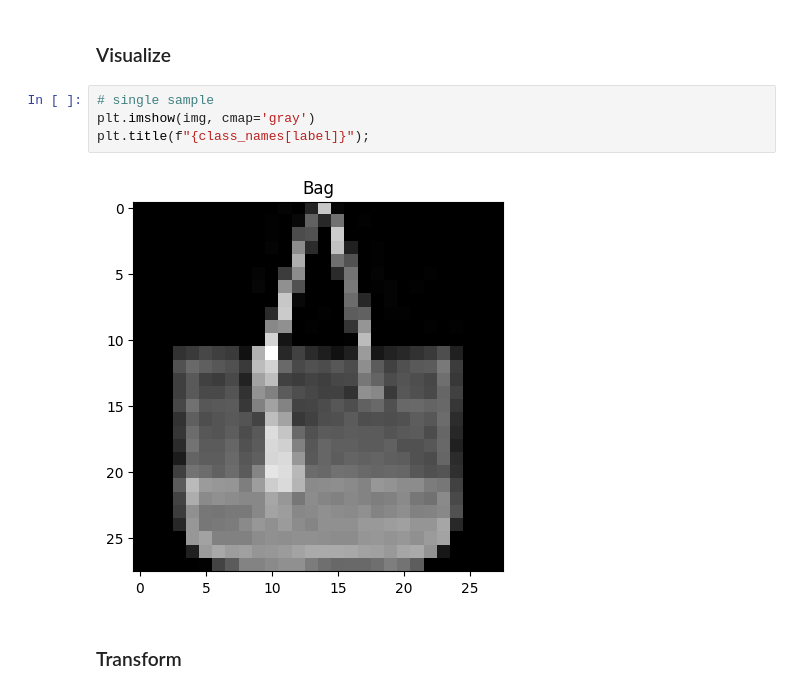
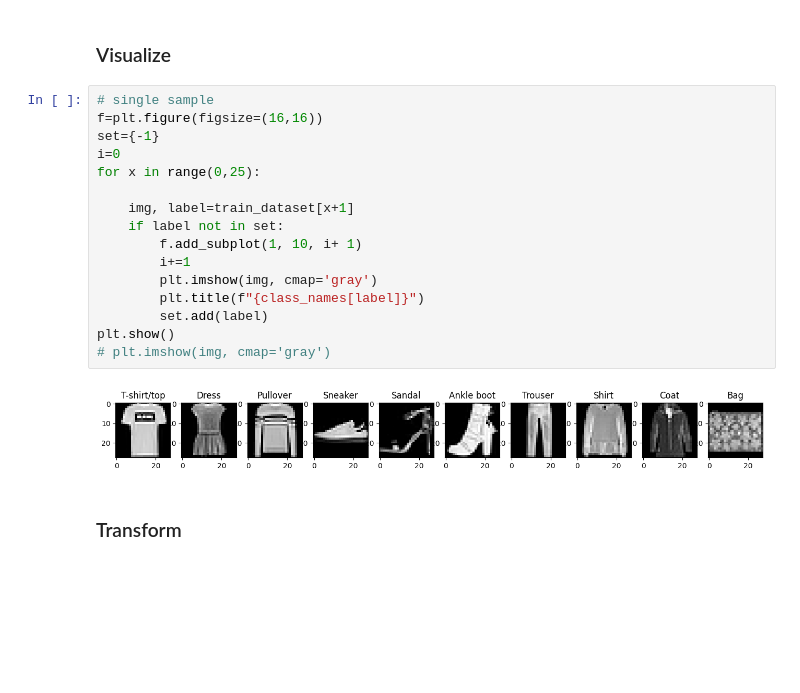
Before and after one commit to hoaitrungchar/CGAN-MNIST, a Jupyter notebook: FMNIST-CGAN.ipynb, the cells around one changed output. Saved outputs shown, nothing was run; the diff lists cells and outputs as text; blank space fills up the shorter version.

Commit message:
update visualizing

```diff
--- a/FMNIST-CGAN.ipynb
+++ b/FMNIST-CGAN.ipynb
@@ -79,10 +79,22 @@ img, label
 ### Visualize
 # %%
 # single sample
-plt.imshow(img, cmap='gray')
-plt.title(f"{class_names[label]}");
+f=plt.figure(figsize=(16,16))
+set={-1}
+i=0
+for x in range(0,25):
+
+    img, label=train_dataset[x+1]
+    if label not in set:
+        f.add_subplot(1, 10, i+ 1)
+        i+=1
+        plt.imshow(img, cmap='gray')
+        plt.title(f"{class_names[label]}")
+        set.add(label)
+plt.show()
+# plt.imshow(img, cmap='gray')
 # %% [output]
-[figure, old version]
+[figure, new version]
 # %% [markdown]
 ### Transform
 # %%
```
Also changed, not shown: parts of 4 cells of this notebook, 1 other file.
